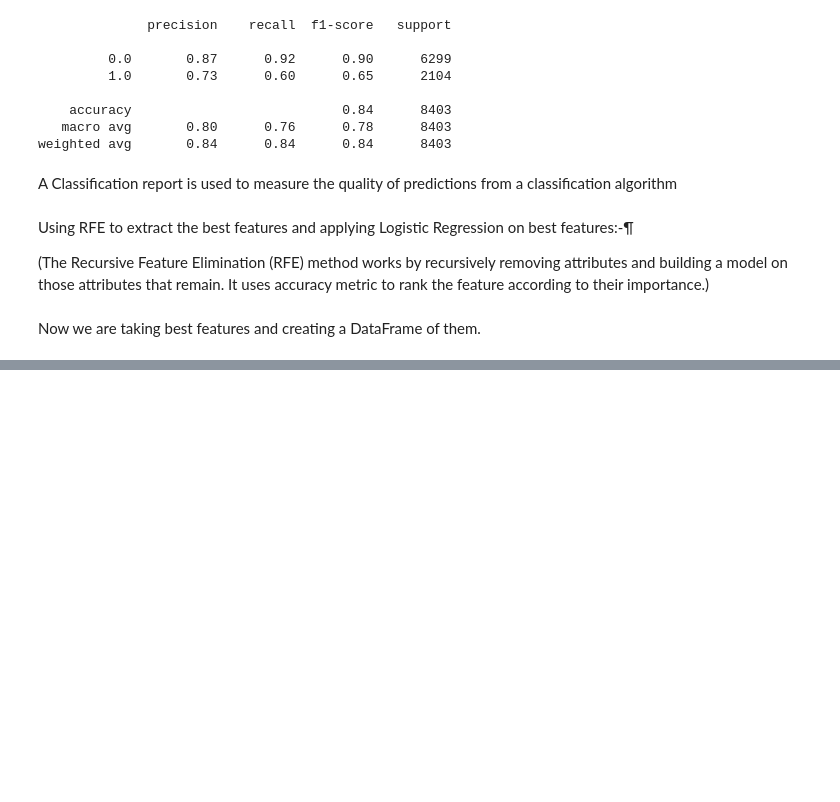
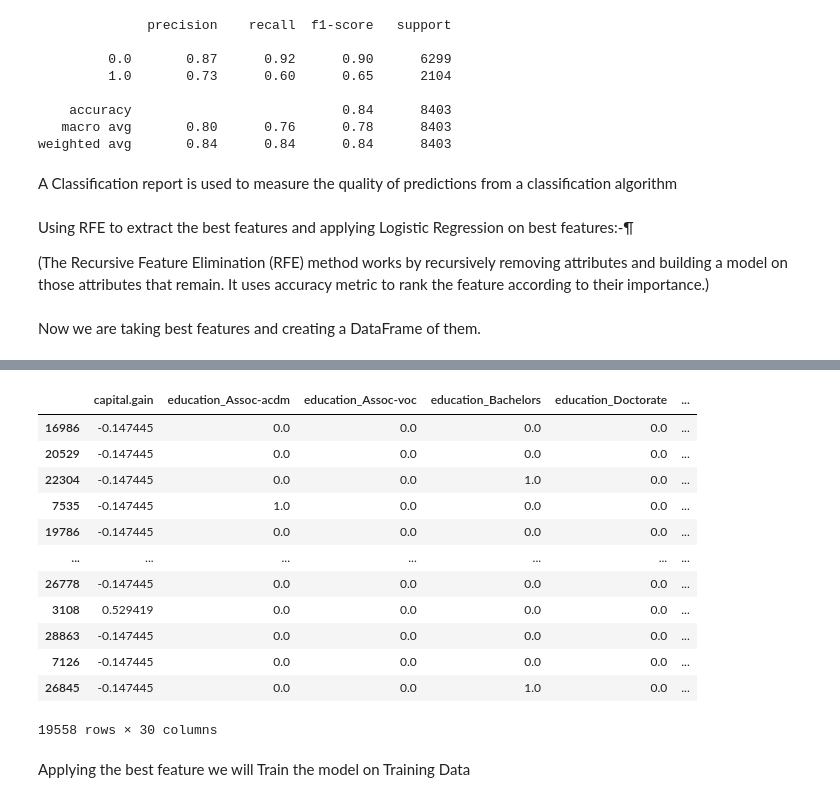
Before and after one commit to soniya-builds/Data-Analysis-Projects, a Jupyter notebook: Full Data Analysis Project with Python/raw_code.ipynb, the cells around one changed output, grey strips where cells are left out. Saved outputs shown, nothing was run; the diff lists cells and outputs as text; code cells hidden in the pictures; blank space fills up the shorter version.

```diff
--- a/Full Data Analysis Project with Python/raw_code.ipynb
+++ b/Full Data Analysis Project with Python/raw_code.ipynb
@@ -1100,0 +1118,3 @@ Now we are taking best features and creating a DataFrame of them.
+# %%
+imp_col = X_train.columns[rfe.support_]
+imp_col
@@ -1100,0 +1136,19 @@ Now we are taking best features and creating a DataFrame of them.
+# %%
+X_train_new = X_train[imp_col]
+X_train_new
+# %% [output]
+|  | capital.gain | education_Assoc-acdm | education_Assoc-voc | education_Bachelors | education_Doctorate | ... |
+| 16986 | -0.147445 | 0.0 | 0.0 | 0.0 | 0.0 | ... |
+| 20529 | -0.147445 | 0.0 | 0.0 | 0.0 | 0.0 | ... |
+| 22304 | -0.147445 | 0.0 | 0.0 | 1.0 | 0.0 | ... |
+| 7535 | -0.147445 | 1.0 | 0.0 | 0.0 | 0.0 | ... |
+| 19786 | -0.147445 | 0.0 | 0.0 | 0.0 | 0.0 | ... |
+| ... | ... | ... | ... | ... | ... | ... |
+| 26778 | -0.147445 | 0.0 | 0.0 | 0.0 | 0.0 | ... |
+| 3108 | 0.529419 | 0.0 | 0.0 | 0.0 | 0.0 | ... |
+| 28863 | -0.147445 | 0.0 | 0.0 | 0.0 | 0.0 | ... |
+| 7126 | -0.147445 | 0.0 | 0.0 | 0.0 | 0.0 | ... |
+| 26845 | -0.147445 | 0.0 | 0.0 | 1.0 | 0.0 | ... |
+19558 rows × 30 columns
+# %% [markdown]
+Applying the best feature we will Train the model on Training Data
```
Also changed, not shown: parts of 2 cells of this notebook.
